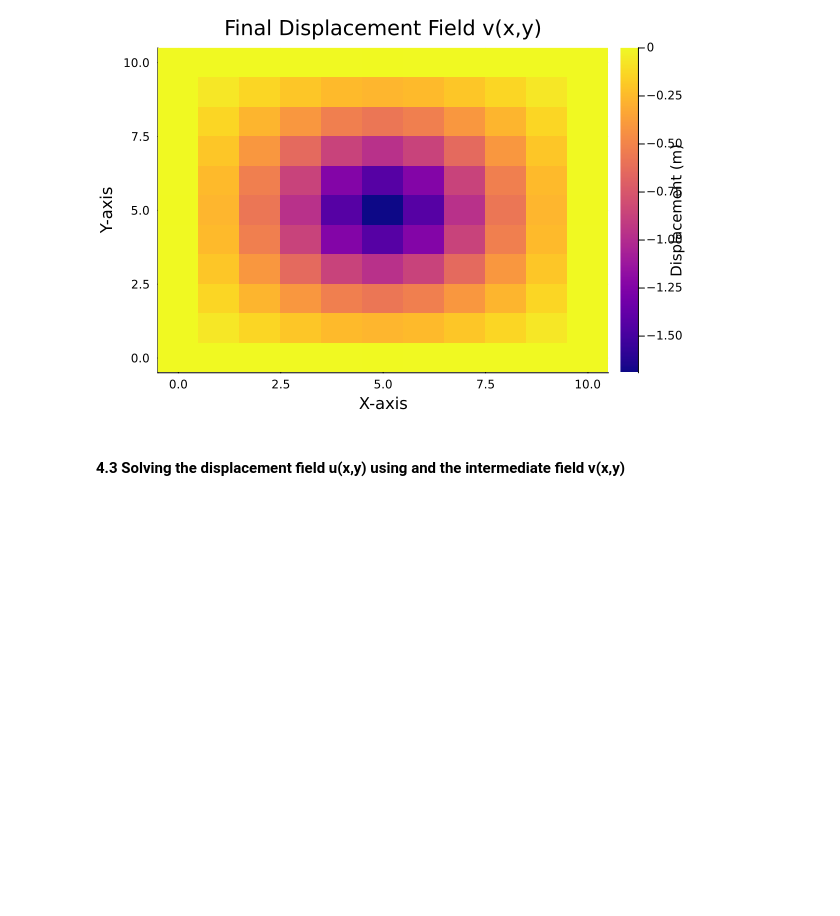
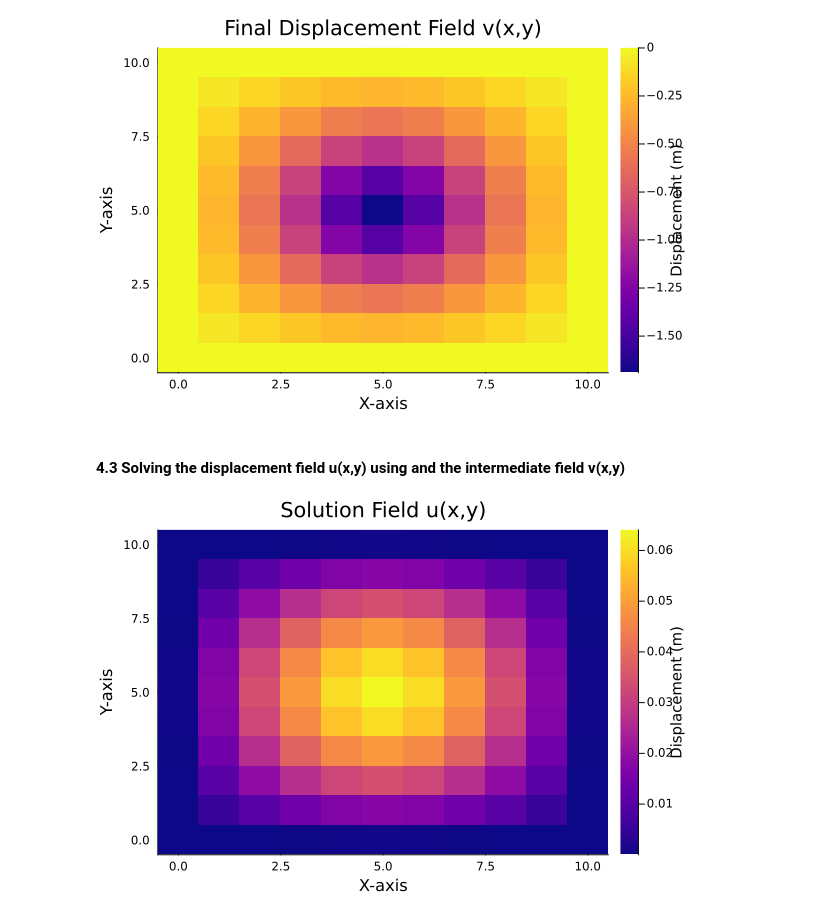
Before and after one commit to AnouchkaDESMETTRE/TU_Delft_Internship, a Jupyter notebook: WorkOnFiniteDifferenceMethod.ipynb, the cells around one changed output. Saved outputs shown, nothing was run; the diff lists cells and outputs as text; code cells hidden in the pictures; blank space fills up the shorter version.

```diff
--- a/WorkOnFiniteDifferenceMethod.ipynb
+++ b/WorkOnFiniteDifferenceMethod.ipynb
@@ -1171,3 +1174,99 @@ heatmap(x, y, v_reshaped', title="Final Displacement Field v(x,y)", xlabel="X-ax
 [figure]
 # %% [markdown]
 #### 4.3 Solving the displacement field u(x,y) using and the intermediate field v(x,y)
+# %%
+# Define the EI(x,y) matrix
+function EI(x, y)
+    # Here, you can define EI as a function of x and y
+    return 1.0 + 0.5*sin(π*x)*cos(π*y)  # Example: EI varies with x and y
+end
+
+# Create EI matrix over the grid
+x = range(0, stop=Nx, length=Nx+1)
+y = range(0, stop=Ny, length=Ny+1)
+EI_matrix = [EI(xi, yi) for yi in y, xi in x]
+
+# ----------------------------------------------------------------------------------------------------
+# LAPLACIAN MATRIX WITH EI(x,y)
+
+# Create the weighted 1D diffusion matrix
+function create_1D_weighted_diffusion_matrix(N, h, EI_vector)
+    A_1D_weighted = spzeros(N+1, N+1)
+    for i in 2:N
+        A_1D_weighted[i, i-1] = EI_vector[i-1] / h^2
+        A_1D_weighted[i, i] = -(EI_vector[i-1] + EI_vector[i]) / h^2
+        A_1D_weighted[i, i+1] = EI_vector[i] / h^2
+    end
+    return A_1D_weighted
+end
+
+# Flatten EI_matrix into a vector for easier manipulation
+EI_vec_x = vec(EI_matrix) # Flatten the matrix for x direction
+EI_vec_y = vec(EI_matrix') # Flatten the transposed matrix for y direction
+
+# Create the 1D weighted diffusion matrices
+A_1Dx_weighted = create_1D_weighted_diffusion_matrix(Nx, h, EI_vec_x)
+A_1Dy_weighted = create_1D_weighted_diffusion_matrix(Ny, h, EI_vec_y)
+
+# Create Axx and Ayy using Kronecker products
+Axx_weighted = kron(A_1Dx_weighted, sparse(I, Ny+1, Ny+1))
+Ayy_weighted = kron(sparse(I, Nx+1, Nx+1), A_1Dy_weighted)
+
+# Combine Axx_weighted and Ayy_weighted to form the full 2D diffusion matrix A_weighted
+A_weighted = Axx_weighted + Ayy_weighted
+
+# ----------------------------------------------------------------------------------------------------
+# HANDLE DIRICHLET BOUNDARY CONDITIONS
+
+# Indicator Grid for boundary points
+IG = ones(Int, Nx+1, Ny+1)
+IG[2:end-1, 2:end-1] .= 0  # Interior points
+IGvec = reshape(IG, (Nx+1)*(Ny+1))  # Vectorize
+
+# Identify boundary indices
+boundary_indices = findall(IGvec .== 1)
+
+# Apply Dirichlet boundary conditions to the matrix
+A_weighted[boundary_indices, :] .= 0.0
+A_weighted[boundary_indices, boundary_indices] .= I(length(boundary_indices))
+
+# ----------------------------------------------------------------------------------------------------
+# SOLVING THE SYSTEM
+
+# Create a LinearProblem for the solver
+linear_problem = LinearProblem(A_weighted, S_reshaped)
+
+# Solve the linear system
+solver_solution = solve(linear_problem)
+
+# Extract the solution
+v = solver_solution.u
+
+# Reshape v back to 2D for visualization
+v_reshaped = reshape(v, Nx+1, Ny+1)
+
+# Visualization of the final displacement field
+heatmap(x, y, v_reshaped', title="Final Displacement Field v(x,y)", xlabel="X-axis", ylabel="Y-axis", color=:plasma, colorbar_title="Displacement (m)")
+
+# ----------------------------------------------------------------------------------------------------
+# SOLVING THE SYSTEM WITH EI(x,y) \nabla^2 u = v
+
+# Now, solve the system EI(x,y) \nabla^2 u = v
+v_reshaped = reshape(v_reshaped, (Nx+1)*(Ny+1))
+
+# Create a new LinearProblem for the second equation
+linear_problem2 = LinearProblem(A_weighted, v_reshaped)
+
+# Solve the linear system
+solver_solution2 = solve(linear_problem2)
+
+# Extract the solution
+u = solver_solution2.u
+
+# Reshape u back to 2D for visualization
+u_reshaped = reshape(u, Nx+1, Ny+1)
+
+# Visualization of the final displacement field u(x,y)
+heatmap(x, y, u_reshaped', title="Solution Field u(x,y)", xlabel="X-axis", ylabel="Y-axis", color=:plasma, colorbar_title="Displacement (m)")
+# %% [output]
+[figure, added]
```
Also changed, not shown: parts of 2 cells of this notebook.
